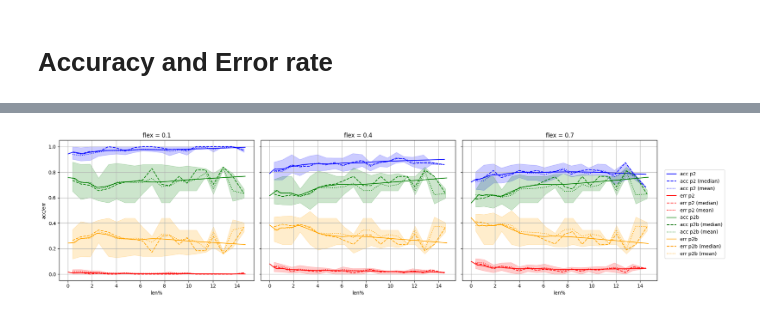
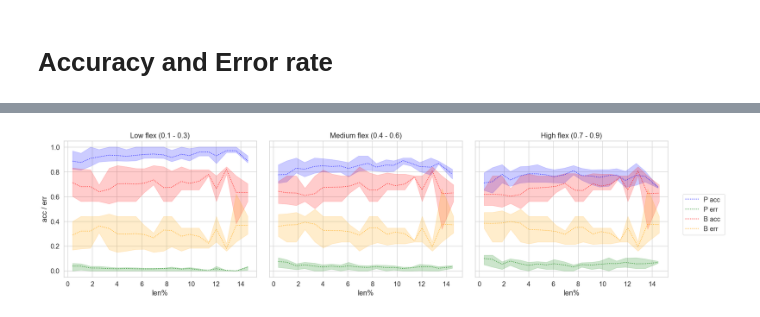
Before and after one commit to utop1an/locm3, a Jupyter notebook: src/examples/plot_all.ipynb, the cells around one changed output, grey strips where cells are left out. Saved outputs shown, nothing was run; the diff lists cells and outputs as text; code cells hidden in the pictures.

```diff
--- a/src/examples/plot_all.ipynb
+++ b/src/examples/plot_all.ipynb
@@ -139,7 +163,7 @@ plt.show()
 # %%
 
 
-
+flexs = [0.1, 0.4, 0.7]
 
 fig, axes = plt.subplots(
     nrows=1,
@@ -162,16 +186,16 @@ for i, flex in enumerate(flexs):
     to_smooth  = smooth_by_binning(to_df_len)
 
     # 3️⃣  plot on this subplot
-    ax.plot(p2_smooth ['len_mean'],  p2_smooth ['valid_mean'],   color='blue',   label='p2  valid')
-    ax.plot(p2_smooth ['len_mean'],  p2_smooth ['invalid_mean'], color='red',    label='p2  invalid')
+    ax.plot(p2_smooth ['len_mean'],  p2_smooth ['valid_mean'],   color='blue',   label='P valid')
+    ax.plot(p2_smooth ['len_mean'],  p2_smooth ['invalid_mean'], color='blue',    label='P invalid', linestyle=':')
 
-    ax.plot(p2b_smooth['len_mean'],  p2b_smooth['valid_mean'],   color='green',  label='p2b valid')
-    ax.plot(p2b_smooth['len_mean'],  p2b_smooth['invalid_mean'], color='yellow', label='p2b invalid')
+    ax.plot(p2b_smooth['len_mean'],  p2b_smooth['valid_mean'],   color='green',  label='B valid')
+    ax.plot(p2b_smooth['len_mean'],  p2b_smooth['invalid_mean'], color='green', label='B invalid', linestyle=':')
 
-    ax.plot(to_smooth ['len_mean'],  to_smooth ['valid_mean'],   color='purple', label='to  valid')
-    ax.plot(to_smooth ['len_mean'],  to_smooth ['invalid_mean'], color='pink',   label='to  invalid')
+    ax.plot(to_smooth ['len_mean'],  to_smooth ['valid_mean'],   color='red', label='L2 valid')
+    ax.plot(to_smooth ['len_mean'],  to_smooth ['invalid_mean'], color='red',   label='L2 invalid', linestyle=':')
 
-    ax.set_title(f"dod = {flex}")
+    ax.set_title(f"flex = {flex}")
     ax.set_xlabel("len %")
     if i == 0:                          # only left-most subplot needs y-label
         ax.set_ylabel("Acceptance Rate")
@@ -283,56 +353,52 @@ plt.show()
 # %%
-dods = [0.1, 0.4, 0.7]
-fig, axes = plt.subplots(1, len(dods), figsize=(18, 5), sharey=True)
+flex_ranges = [(0.1, 0.3, 'Low'), (0.4, 0.6, 'Medium'), (0.7, 0.9, 'High')]
 
-for i, dod in enumerate(dods):
+fig, axes = plt.subplots(1, len(flex_ranges), figsize=(6 * len(flex_ranges), 5), sharey=True)
+
+for i, (fmin, fmax, ftype) in enumerate(flex_ranges):
     ax = axes[i]
-    p2_df_len = p2_df[p2_df['dod'] == dod].sort_values(by='len%')
-    p2b_df_len = p2b_df[p2b_df['dod'] == dod].sort_values(by='len%')
 
+    # Filter by flex range
+    p2_df_len = p2_df[p2_df['dod'].between(fmin, fmax)].sort_values(by='len%')
+    p2b_df_len = p2b_df[p2b_df['dod'].between(fmin, fmax)].sort_values(by='len%')
+
+    # Compute bands
     band_acc_p2 = compute_percentile_band(p2_df_len, 'len%', 'accuracy')
     band_err_p2 = compute_percentile_band(p2_df_len, 'len%', 'error_rate')
     band_acc_p2b = compute_percentile_band(p2b_df_len, 'len%', 'accuracy')
     band_err_p2b = compute_percentile_band(p2b_df_len, 'len%', 'error_rate')
 
-    acc_p2 = lowess(p2_df_len['accuracy'], p2_df_len['len%'], frac=0.3)
-    err_p2 = lowess(p2_df_len['error_rate'], p2_df_len['len%'], frac=0.3)
-    acc_p2b = lowess(p2b_df_len['accuracy'], p2b_df_len['len%'], frac=0.3)
-    err_p2b = lowess(p2b_df_len['error_rate'], p2b_df_len['len%'], frac=0.3)
 
-    ax.plot(acc_p2[:, 0], acc_p2[:, 1], label='acc p2', color='blue')
+
+    # Plot p2
     ax.fill_between(band_acc_p2['len_mid'], band_acc_p2['p25'], band_acc_p2['p75'], color='blue', alpha=0.2)
-    ax.plot(band_acc_p2['len_mid'], band_acc_p2['p50'], label='acc p2 (median)', color='blue', linestyle='--')
-    ax.plot(band_acc_p2['len_mid'], band_acc_p2['mean'], label='acc p2 (mean)', color='blue', linestyle=':')
+    ax.plot(band_acc_p2['len_mid'], band_acc_p2['mean'], label='P acc ', color='blue', linestyle=':')
 
-    ax.plot(err_p2[:, 0], err_p2[:, 1], label='err p2', color='red')
-    ax.fill_between(band_err_p2['len_mid'], band_err_p2['p25'], band_err_p2['p75'], color='red', alpha=0.2)
-    ax.plot(band_err_p2['len_mid'], band_err_p2['p50'], label='err p2 (median)', color='red', linestyle='--')
-    ax.plot(band_err_p2['len_mid'], band_err_p2['mean'], label='err p2 (mean)', color='red', linestyle=':')
+    ax.fill_between(band_err_p2['len_mid'], band_err_p2['p25'], band_err_p2['p75'], color='green', alpha=0.2)
+    ax.plot(band_err_p2['len_mid'], band_err_p2['mean'], label='P err ', color='green', linestyle=':')
 
-    ax.plot(acc_p2b[:, 0], acc_p2b[:, 1], label='acc p2b', color='green')
-    ax.fill_between(band_acc_p2b['len_mid'], band_acc_p2b['p25'], band_acc_p2b['p75'], color='green', alpha=0.2)
-    ax.plot(band_acc_p2b['len_mid'], band_acc_p2b['p50'], label='acc p2b (median)', color='green', linestyle='--')
-    ax.plot(band_acc_p2b['len_mid'], band_acc_p2b['mean'], label='acc p2b (mean)', color='green', linestyle=':')
+    # Plot p2b
+    ax.fill_between(band_acc_p2b['len_mid'], band_acc_p2b['p25'], band_acc_p2b['p75'], color='red', alpha=0.2)
+    ax.plot(band_acc_p2b['len_mid'], band_acc_p2b['mean'], label='B acc ', color='red', linestyle=':')
 
-    ax.plot(err_p2b[:, 0], err_p2b[:, 1], label='err p2b', color='orange')
     ax.fill_between(band_err_p2b['len_mid'], band_err_p2b['p25'], band_err_p2b['p75'], color='orange', alpha=0.2)
-    ax.plot(band_err_p2b['len_mid'], band_err_p2b['p50'], label='err p2b (median)', color='orange', linestyle='--')
-    ax.plot(band_err_p2b['len_mid'], band_err_p2b['mean'], label='err p2b (mean)', color='orange', linestyle=':')
+    ax.plot(band_err_p2b['len_mid'], band_err_p2b['mean'], label='B err ', color='orange', linestyle=':')
 
-    ax.set_title(f'flex = {dod}')
+    # Titles and labels
+    ax.set_title(f"{ftype} flex ({fmin:.1f} - {fmax:.1f})")
     ax.set_xlabel('len%')
     if i == 0:
-        ax.set_ylabel('acc/err')
+        ax.set_ylabel('acc / err')
     ax.grid(True)
 
-# Only show legend on the last subplot
+# Shared legend
 handles, labels = axes[-1].get_legend_handles_labels()
 fig.legend(handles, labels, loc='center left', bbox_to_anchor=(1.0, 0.5))
 
-plt.tight_layout()  # shrink main area to leave space on right
+plt.tight_layout(rect=[0, 0, 1, 1])
 plt.show()
 # %% [output]
-[figure, old version]
+[figure, new version]
 # %%
 def compute_percentiles_discrete(df, x_col, y_col):
     grouped = df.groupby(x_col).agg(
```
Also changed, not shown: parts of 19 cells of this notebook, 3 other files.
